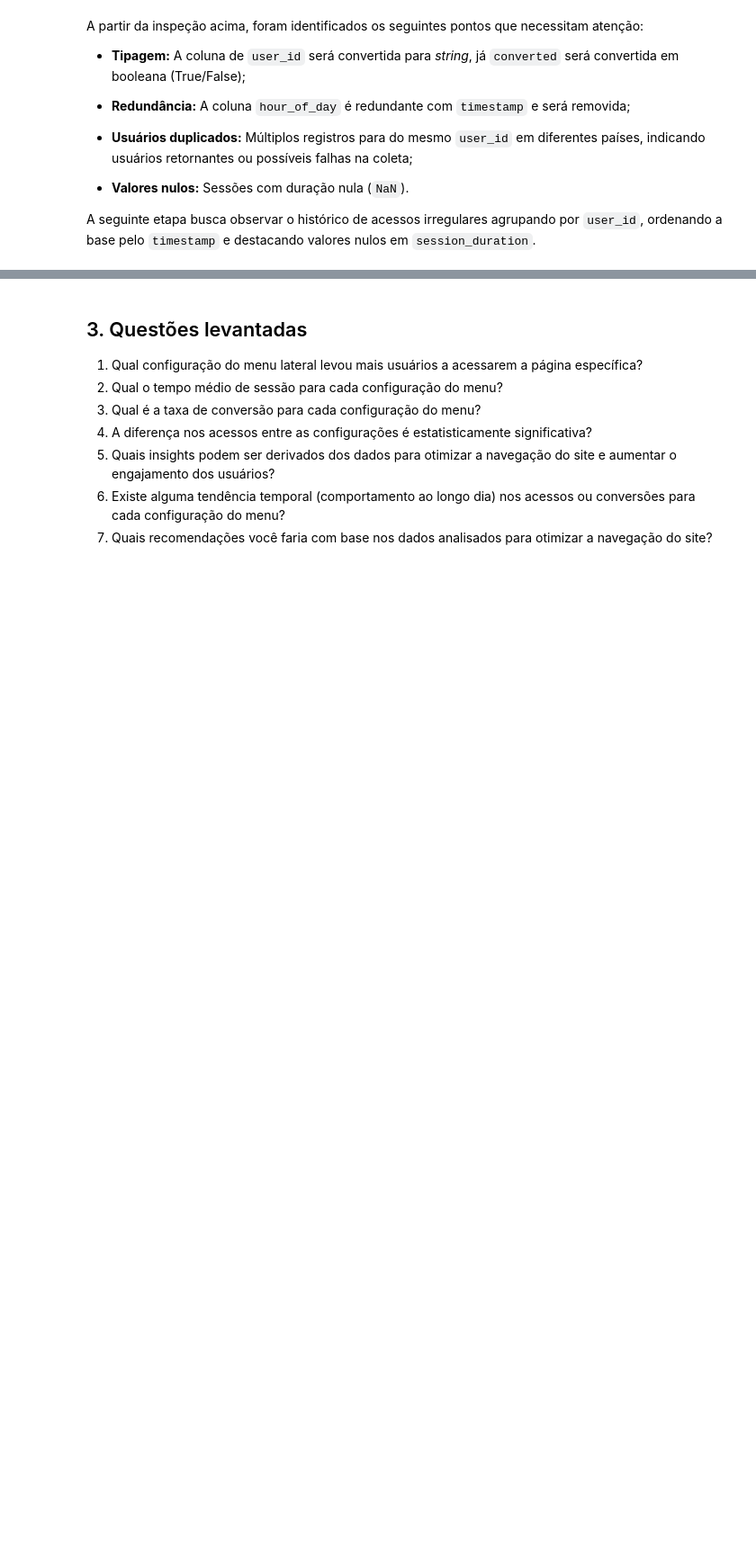
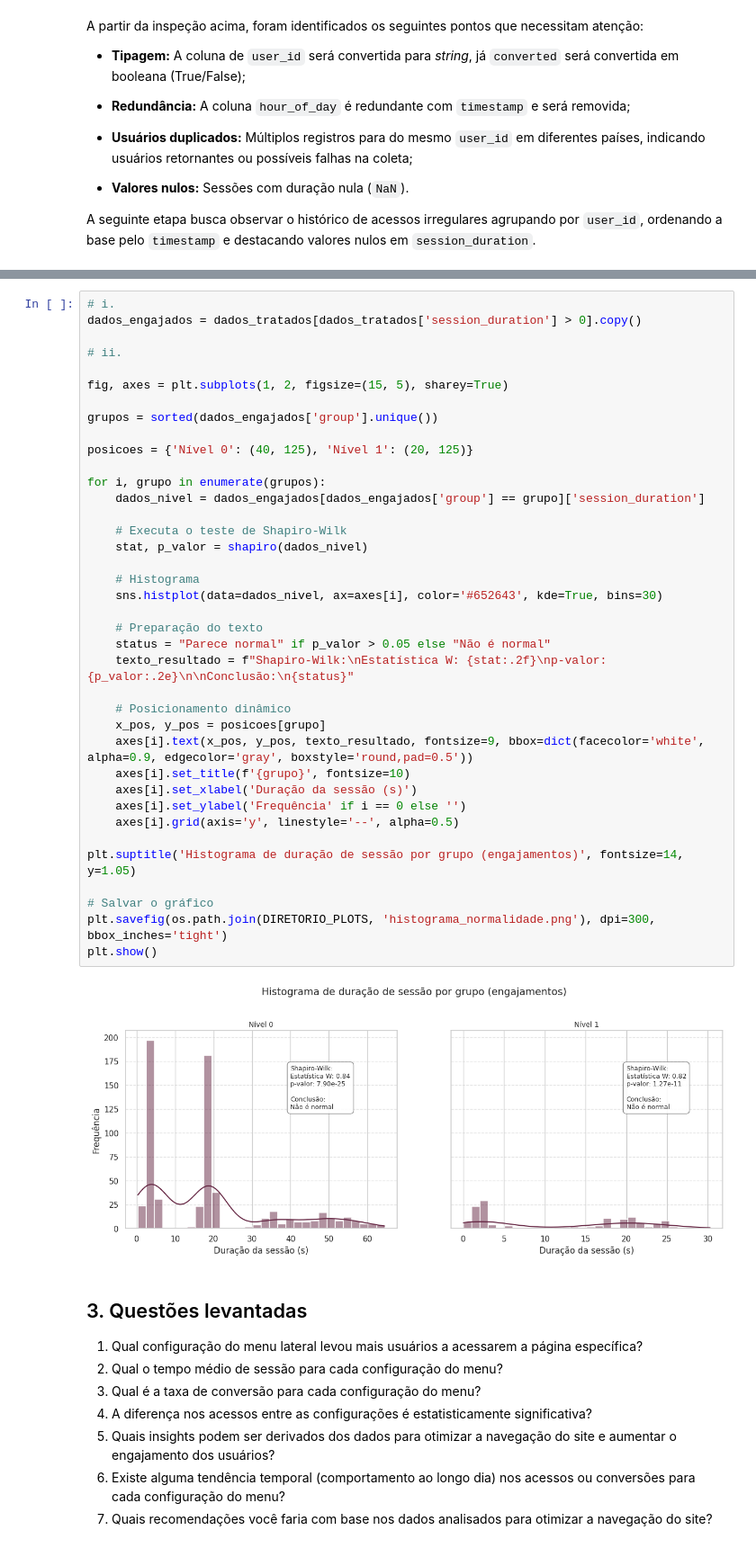
Before and after one commit to jandrexm/menu-lateral, a Jupyter notebook: notebook-analise.ipynb, the cells around one changed output, grey strips where cells are left out. Shown at 90% size. Drawn from its saved outputs; the diff is of its cells as text; blank space fills up the shorter version.

Commit message:
feat: adiciona validação estatística

```diff
--- a/notebook-analise.ipynb
+++ b/notebook-analise.ipynb
@@ -180,3 +295,43 @@ print(f"Tratamento concluído!")
+# %%
+# i.
+dados_engajados = dados_tratados[dados_tratados['session_duration'] > 0].copy()
+
+# ii.
+
+fig, axes = plt.subplots(1, 2, figsize=(15, 5), sharey=True)
+
+grupos = sorted(dados_engajados['group'].unique())
+
+posicoes = {'Nível 0': (40, 125), 'Nível 1': (20, 125)}
+
+for i, grupo in enumerate(grupos):
+    dados_nivel = dados_engajados[dados_engajados['group'] == grupo]['session_duration']
+
+    # Executa o teste de Shapiro-Wilk
+    stat, p_valor = shapiro(dados_nivel)
+
+    # Histograma
+    sns.histplot(data=dados_nivel, ax=axes[i], color='#652643', kde=True, bins=30)
+
+    # Preparação do texto
+    status = "Parece normal" if p_valor > 0.05 else "Não é normal"
+    texto_resultado = f"Shapiro-Wilk:\nEstatística W: {stat:.2f}\np-valor: {p_valor:.2e}\n\nConclusão:\n{status}"
+
+    # Posicionamento dinâmico
+    x_pos, y_pos = posicoes[grupo]
+    axes[i].text(x_pos, y_pos, texto_resultado, fontsize=9, bbox=dict(facecolor='white', alpha=0.9, edgecolor='gray', boxstyle='round,pad=0.5'))
+    axes[i].set_title(f'{grupo}', fontsize=10)
+    axes[i].set_xlabel('Duração da sessão (s)')
+    axes[i].set_ylabel('Frequência' if i == 0 else '')
+    axes[i].grid(axis='y', linestyle='--', alpha=0.5)
+
+plt.suptitle('Histograma de duração de sessão por grupo (engajamentos)', fontsize=14, y=1.05)
+
+# Salvar o gráfico
+plt.savefig(os.path.join(DIRETORIO_PLOTS, 'histograma_normalidade.png'), dpi=300, bbox_inches='tight')
+plt.show()
+# %% [output]
+[figure, added]
 # %% [markdown]
 ## 3. Questões levantadas
 
```
Also changed, not shown: parts of 15 cells of this notebook, 1 other file.
